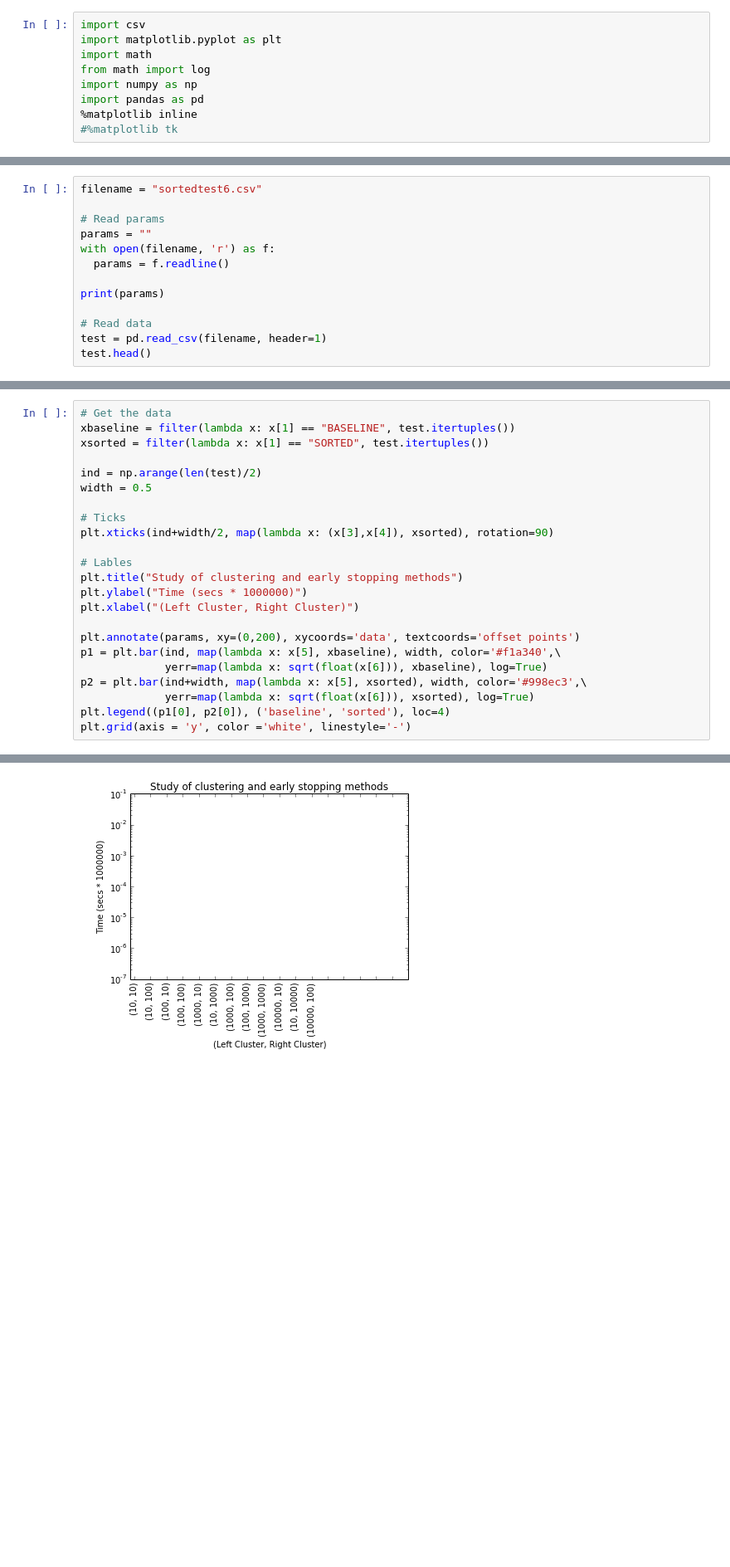
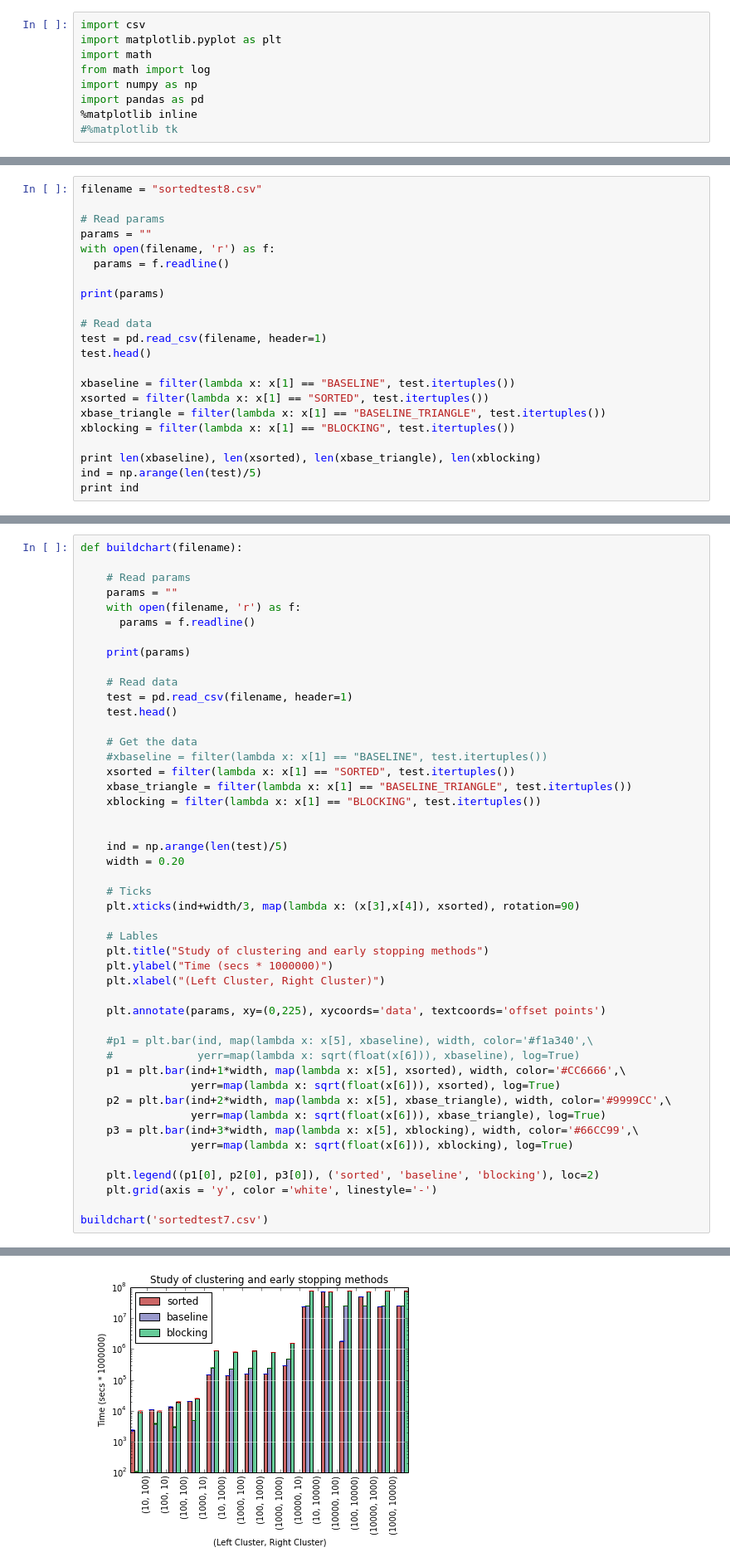
Before and after one commit to cegme/qdstreaming, a Jupyter notebook: code/c/clusteringtest.ipynb, the cells around one changed output, grey strips where cells are left out. Shown: that part at 83% size. Saved outputs shown, nothing was run; the diff lists cells and outputs as text; blank space fills up the shorter version.

Commit message:
Updated on the papers also updates on the coded. Added blocking that doesnt really work

```diff
--- a/code/c/clusteringtest.ipynb
+++ b/code/c/clusteringtest.ipynb
@@ -30,7 +30,7 @@ os.listdir(os.getcwd())
  'FileBackedMatrix.c',
  'Makefile']
 # %%
-filename = "sortedtest6.csv"
+filename = "sortedtest8.csv"
 
 # Read params
 params = ""
@@ -42,4 +42,13 @@ print(params)
 # Read data
 test = pd.read_csv(filename, header=1)
 test.head()
+
+xbaseline = filter(lambda x: x[1] == "BASELINE", test.itertuples())
+xsorted = filter(lambda x: x[1] == "SORTED", test.itertuples())
+xbase_triangle = filter(lambda x: x[1] == "BASELINE_TRIANGLE", test.itertuples())
+xblocking = filter(lambda x: x[1] == "BLOCKING", test.itertuples())
+
+print len(xbaseline), len(xsorted), len(xbase_triangle), len(xblocking)
+ind = np.arange(len(test)/5)
+print ind
 # %% [output]
@@ -53,24 +59,48 @@ test.head()
 # %%
-# Get the data
-xbaseline = filter(lambda x: x[1] == "BASELINE", test.itertuples())
-xsorted = filter(lambda x: x[1] == "SORTED", test.itertuples())
+def buildchart(filename):
 
-ind = np.arange(len(test)/2)
-width = 0.5
+    # Read params
+    params = ""
+    with open(filename, 'r') as f:
+      params = f.readline()
 
-# Ticks
-plt.xticks(ind+width/2, map(lambda x: (x[3],x[4]), xsorted), rotation=90)
+    print(params)
 
-# Lables
-plt.title("Study of clustering and early stopping methods")
-plt.ylabel("Time (secs * 1000000)")
-plt.xlabel("(Left Cluster, Right Cluster)")
+    # Read data
+    test = pd.read_csv(filename, header=1)
+    test.head()
 
-plt.annotate(params, xy=(0,200), xycoords='data', textcoords='offset points')
-p1 = plt.bar(ind, map(lambda x: x[5], xbaseline), width, color='#f1a340',\
-             yerr=map(lambda x: sqrt(float(x[6])), xbaseline), log=True)
-p2 = plt.bar(ind+width, map(lambda x: x[5], xsorted), width, color='#998ec3',\
-             yerr=map(lambda x: sqrt(float(x[6])), xsorted), log=True)
-plt.legend((p1[0], p2[0]), ('baseline', 'sorted'), loc=4)
-plt.grid(axis = 'y', color ='white', linestyle='-')
+    # Get the data
+    #xbaseline = filter(lambda x: x[1] == "BASELINE", test.itertuples())
+    xsorted = filter(lambda x: x[1] == "SORTED", test.itertuples())
+    xbase_triangle = filter(lambda x: x[1] == "BASELINE_TRIANGLE", test.itertuples())
+    xblocking = filter(lambda x: x[1] == "BLOCKING", test.itertuples())
+
+
+    ind = np.arange(len(test)/5)
+    width = 0.20
+
+    # Ticks
+    plt.xticks(ind+width/3, map(lambda x: (x[3],x[4]), xsorted), rotation=90)
+
+    # Lables
+    plt.title("Study of clustering and early stopping methods")
+    plt.ylabel("Time (secs * 1000000)")
+    plt.xlabel("(Left Cluster, Right Cluster)")
+
+    plt.annotate(params, xy=(0,225), xycoords='data', textcoords='offset points')
+
+    #p1 = plt.bar(ind, map(lambda x: x[5], xbaseline), width, color='#f1a340',\
+    #             yerr=map(lambda x: sqrt(float(x[6])), xbaseline), log=True)
+    p1 = plt.bar(ind+1*width, map(lambda x: x[5], xsorted), width, color='#CC6666',\
+                 yerr=map(lambda x: sqrt(float(x[6])), xsorted), log=True)
+    p2 = plt.bar(ind+2*width, map(lambda x: x[5], xbase_triangle), width, color='#9999CC',\
+                 yerr=map(lambda x: sqrt(float(x[6])), xbase_triangle), log=True)
+    p3 = plt.bar(ind+3*width, map(lambda x: x[5], xblocking), width, color='#66CC99',\
+                 yerr=map(lambda x: sqrt(float(x[6])), xblocking), log=True)
+
+    plt.legend((p1[0], p2[0], p3[0]), ('sorted', 'baseline', 'blocking'), loc=2)
+    plt.grid(axis = 'y', color ='white', linestyle='-')
+
+buildchart('sortedtest7.csv')
 # %% [output]
@@ -78 +108 @@ AssertionError: incompatible sizes: argument 'height' must be length 18 or scala
-[figure, old version]
+[figure, new version]
```
Also changed, not shown: parts of 5 cells of this notebook, 9 other files.
